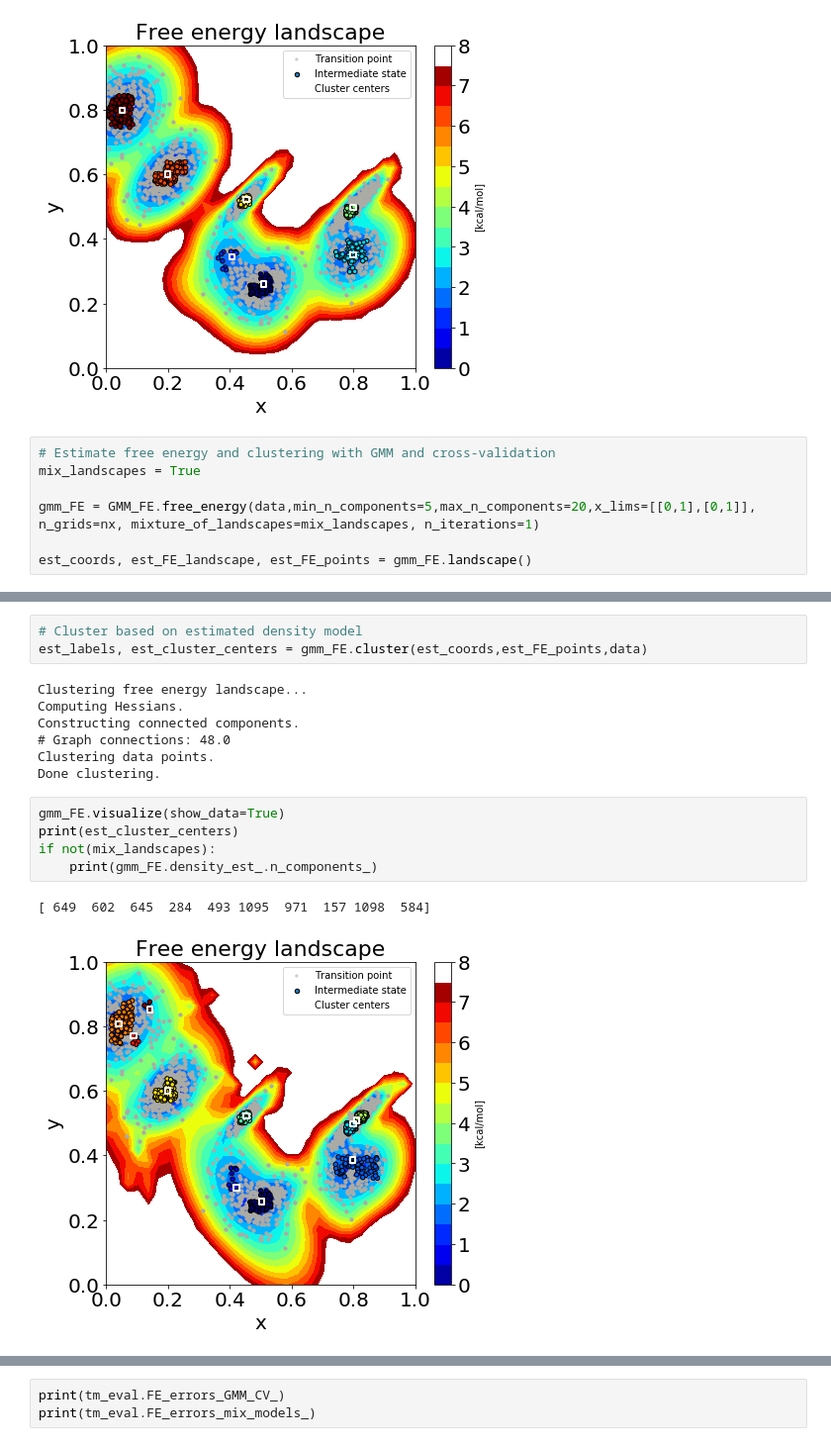
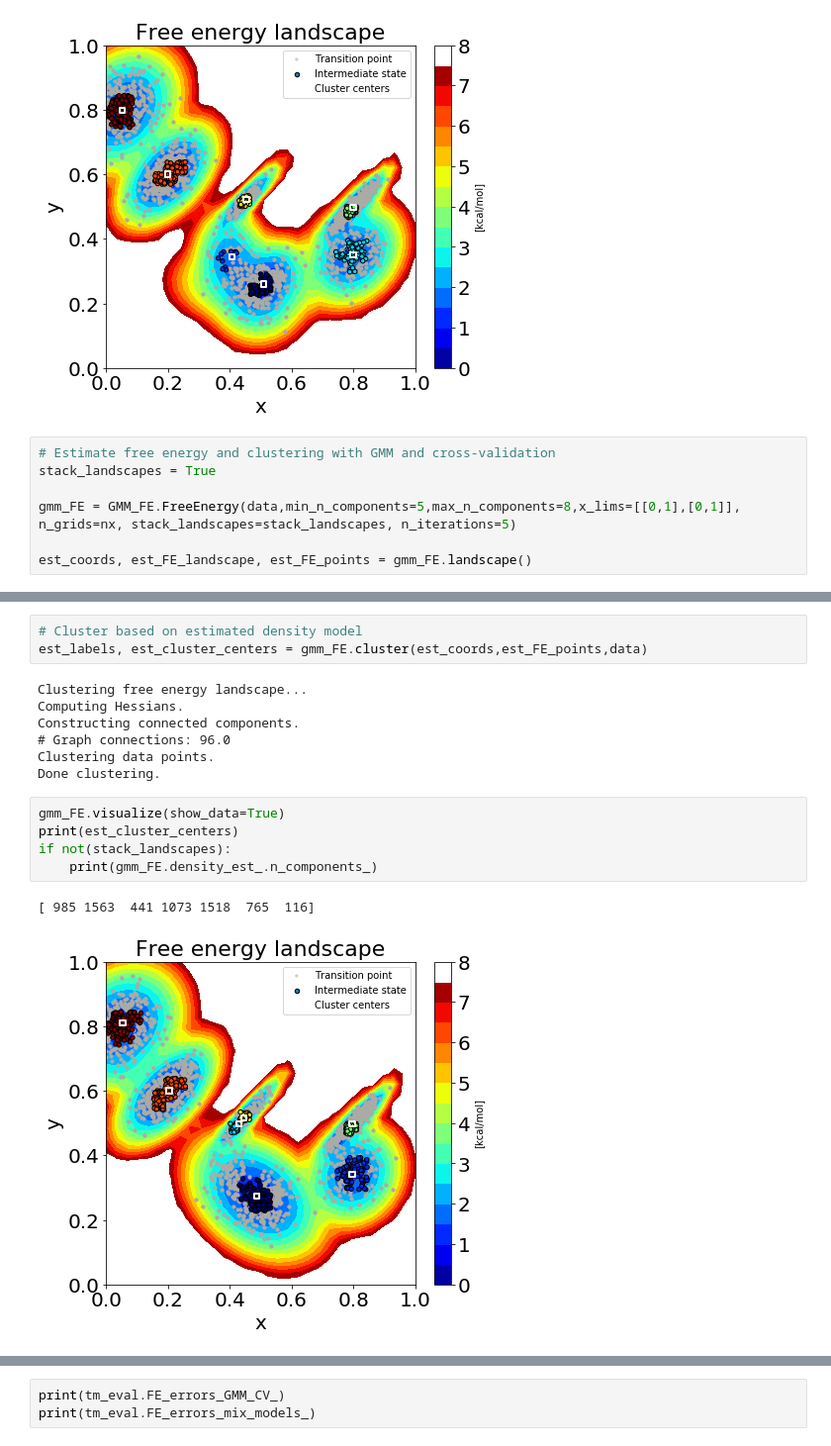
Before and after one commit to anniewesterlund/InfleCS-free-energy-clustering-tutorial, a Jupyter notebook: toy_model_evaluation.ipynb, the cells around one changed output, grey strips where cells are left out. Shown: that part at 99% size. Saved outputs shown, nothing was run; the diff lists cells and outputs as text.

```diff
--- a/toy_model_evaluation.ipynb
+++ b/toy_model_evaluation.ipynb
@@ -71,9 +71,9 @@ print(cluster_centers)
 [figure]
 # %%
 # Estimate free energy and clustering with GMM and cross-validation
-mix_landscapes = True
+stack_landscapes = True
 
-gmm_FE = GMM_FE.free_energy(data,min_n_components=5,max_n_components=20,x_lims=[[0,1],[0,1]], n_grids=nx, mixture_of_landscapes=mix_landscapes, n_iterations=1)
+gmm_FE = GMM_FE.FreeEnergy(data,min_n_components=5,max_n_components=8,x_lims=[[0,1],[0,1]], n_grids=nx, stack_landscapes=stack_landscapes, n_iterations=5)
 
 est_coords, est_FE_landscape, est_FE_points = gmm_FE.landscape()
 # %% [output]
@@ -111,15 +111,15 @@ est_labels, est_cluster_centers = gmm_FE.cluster(est_coords,est_FE_points,data)
 Clustering free energy landscape...
 Computing Hessians.
 Constructing connected components.
-# Graph connections: 48.0
+# Graph connections: 96.0
 Clustering data points.
 Done clustering.
 # %%
 gmm_FE.visualize(show_data=True)
 print(est_cluster_centers)
-if not(mix_landscapes):
+if not(stack_landscapes):
     print(gmm_FE.density_est_.n_components_)
 # %% [output]
-[ 649  602  645  284  493 1095  971  157 1098  584]
+[ 985 1563  441 1073 1518  765  116]
-[figure, old version]
+[figure, new version]
 # %%
```
Also changed, not shown: parts of 4 cells of this notebook, 8 other files.
